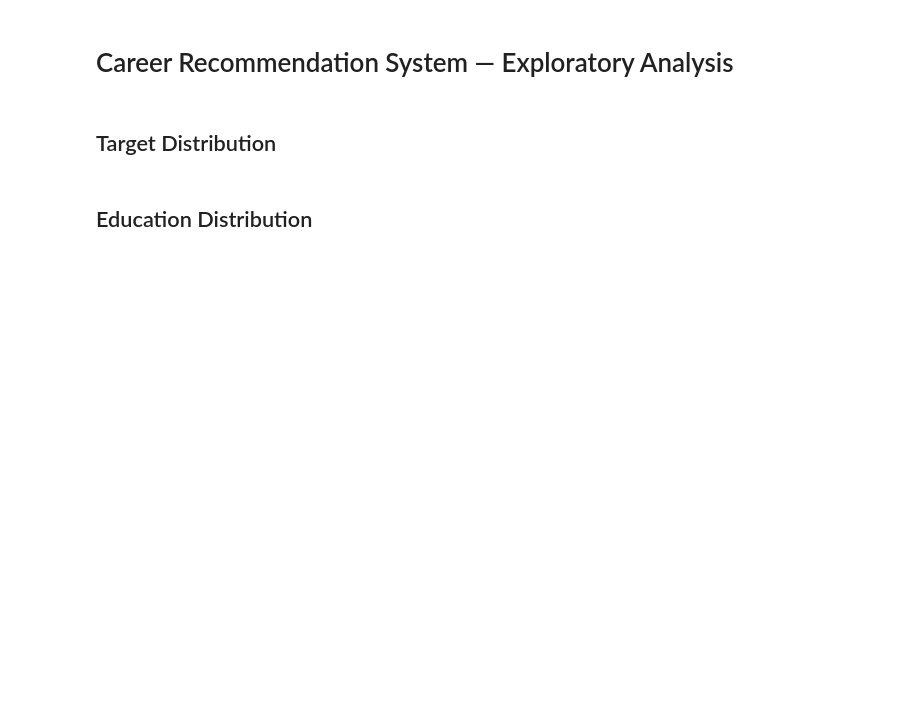
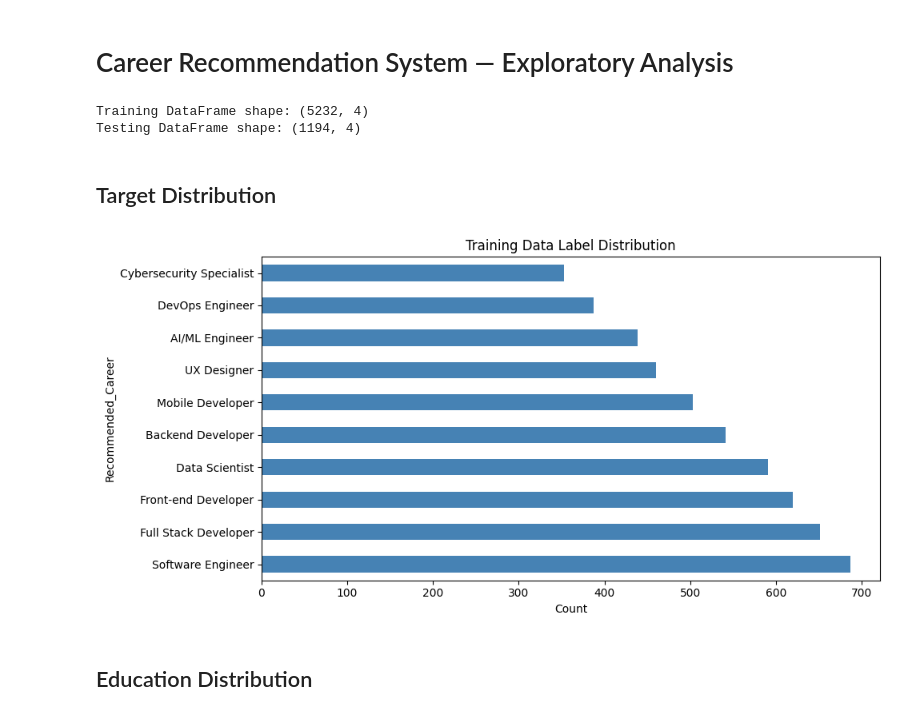
Before and after one commit to Sauravpant/Career-Guidance-System, a Jupyter notebook: ml-service/notebooks/analysis.ipynb, the cells around one changed output. Saved outputs shown, nothing was run; the diff lists cells and outputs as text; code cells hidden in the pictures; blank space fills up the shorter version.

```diff
--- a/ml-service/notebooks/analysis.ipynb
+++ b/ml-service/notebooks/analysis.ipynb
@@ -6,20 +6,26 @@ sys.path.append('..')
 import pandas as pd
 import matplotlib.pyplot as plt
 import seaborn as sns
-from training.data_loader import load_data
+from training.data_loader import load_train,load_test
 
-df = load_data()
-print(df.shape)
-df.head()
+train_df = load_train()
+test_df = load_test()
+print(f"Training DataFrame shape: {train_df.shape}")
+print(f"Testing DataFrame shape: {test_df.shape}")
+# %% [output]
+Training DataFrame shape: (5232, 4)
+Testing DataFrame shape: (1194, 4)
 # %% [markdown]
 ## Target Distribution
 # %%
 fig, ax = plt.subplots(figsize=(10, 5))
-df['Recommended_Career'].value_counts().plot(kind='barh', ax=ax, color='steelblue')
-ax.set_title('Career Label Distribution')
+train_df['Recommended_Career'].value_counts().plot(kind='barh', ax=ax, color='steelblue')
+ax.set_title('Training Data Label Distribution')
 ax.set_xlabel('Count')
 plt.tight_layout()
 plt.show()
+# %% [output]
+[figure, added]
 # %% [markdown]
 ## Education Distribution
 # %%
```
Also changed, not shown: parts of 6 cells of this notebook.
